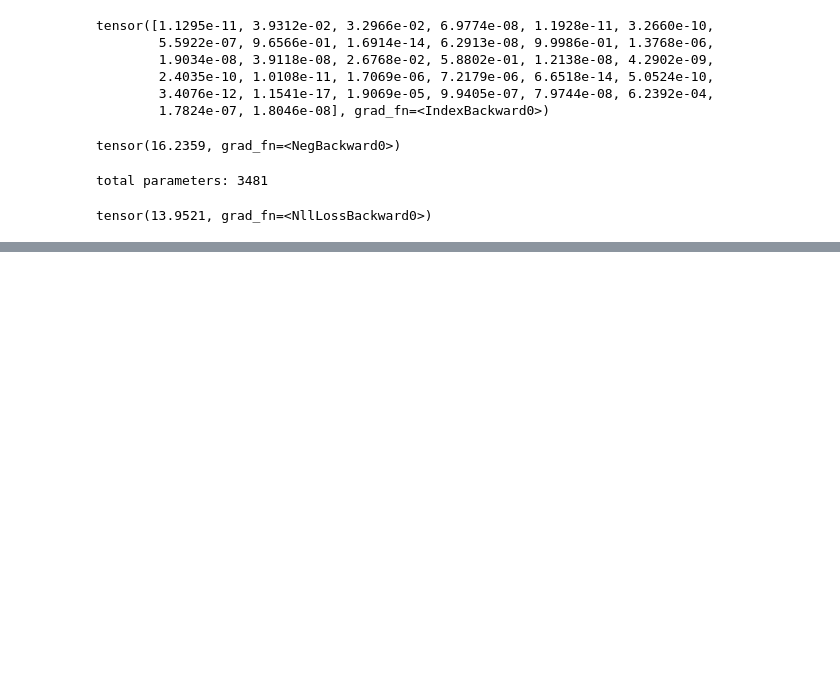
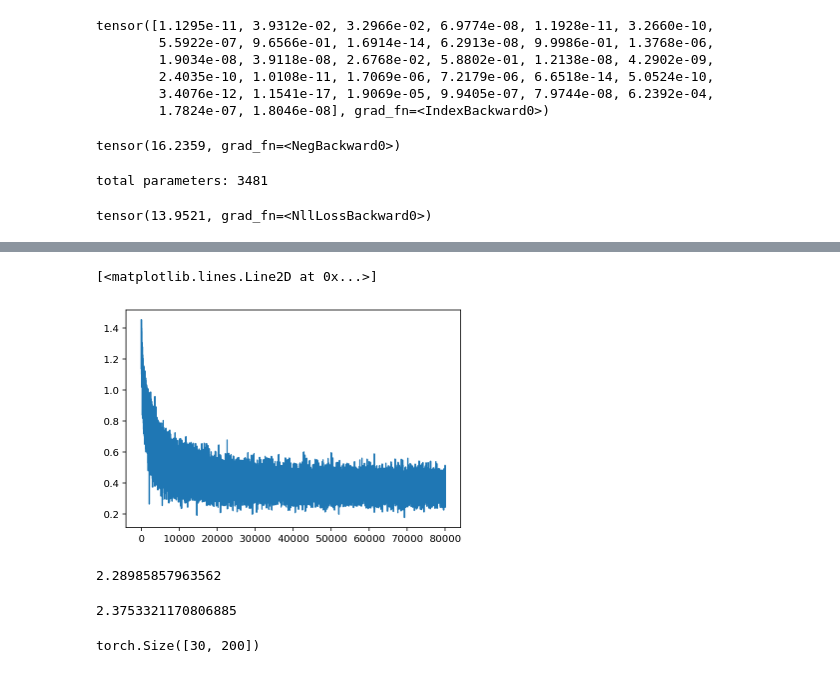
Before and after one commit to oceanumeric/NLP, a Jupyter notebook: GPT-2/part2.ipynb, the cells around one changed output, grey strips where cells are left out. Saved outputs shown, nothing was run; the diff lists cells and outputs as text; code cells hidden in the pictures; blank space fills up the shorter version.

```diff
--- a/GPT-2/part2.ipynb
+++ b/GPT-2/part2.ipynb
@@ -311,0 +562,18 @@ print(loss)
+# %%
+for _ in range(30000):
+    # minibatch
+    idx = torch.randint(len(X_train), (32,))
+    # forward pass
+    loss = forward(X_train[idx].to(device), Y_train[idx].to(device), C_lookup, W1, b1, W2, b2)
+    # initialize the gradients
+    for p in parameters:
+        p.grad = None
+
+    # backpropagation
+    loss.backward()
+    # update the parameters
+    for p in parameters:
+        # retain gradient
+        p.retain_grad()
+        if p.grad is not None:
+            p.data -= 0.1 * p.grad
@@ -311,0 +719,21 @@ print(loss)
+# %%
+# plot the loss
+plt.plot(steps, losses)
+# %% [output]
+[<matplotlib.lines.Line2D at 0x...>]
+[figure, added]
+# %%
+# print the last loss
+print(loss.item())
+# %% [output]
+2.28985857963562
+# %%
+# validation
+forward_val = forward(X_valid, Y_valid, *parameters)
+print(forward_val.item())
+# %% [output]
+2.3753321170806885
+# %%
+print(W1.shape)
+# %% [output]
+torch.Size([30, 200])
```
Also changed, not shown: parts of 27 cells of this notebook, 1 other file.
